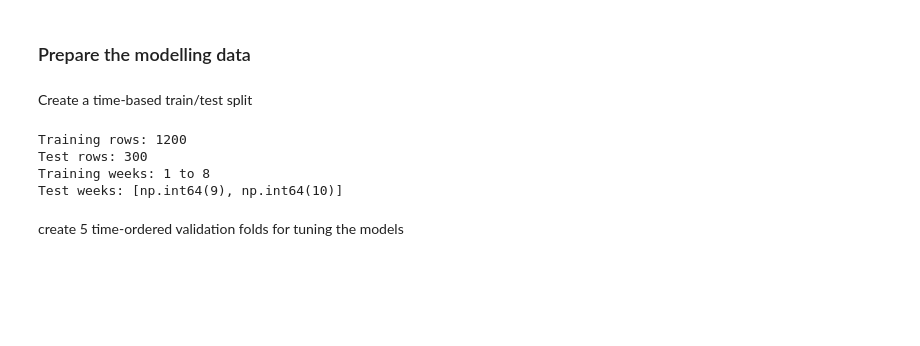
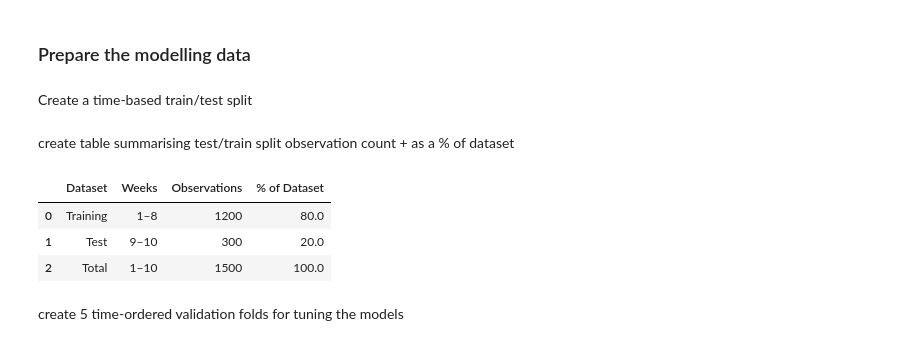
Before and after one commit to emreavley/DSB102_A1, a Jupyter notebook: DSB102_A2.ipynb, the cells around one changed output. Saved outputs shown, nothing was run; the diff lists cells and outputs as text; code cells hidden in the pictures; blank space fills up the shorter version.

```diff
--- a/DSB102_A2.ipynb
+++ b/DSB102_A2.ipynb
@@ -381,16 +381,36 @@ X_train = train[features]
 y_train = train[target]
 X_test = test[features]
 y_test = test[target]
-
-print("Training rows:", len(train))
-print("Test rows:", len(test))
-print("Training weeks:", train["Week"].min(), "to", train["Week"].max())
-print("Test weeks:", sorted(test["Week"].unique()))
-# %% [output]
-Training rows: 1200
-Test rows: 300
-Training weeks: 1 to 8
-Test weeks: [np.int64(9), np.int64(10)]
+# %% [markdown]
+create table summarising test/train split observation count + as a % of dataset
+# %%
+split_summary = pd.DataFrame([
+    {
+        "Dataset": "Training",
+        "Weeks": f'{train["Week"].min()}–{train["Week"].max()}',
+        "Observations": len(train),
+        "% of Dataset": round(len(train) / (len(train) + len(test)) * 100, 1)
+    },
+    {
+        "Dataset": "Test",
+        "Weeks": f'{test["Week"].min()}–{test["Week"].max()}',
+        "Observations": len(test),
+        "% of Dataset": round(len(test) / (len(train) + len(test)) * 100, 1)
+    },
+    {
+        "Dataset": "Total",
+        "Weeks": f'{min(train["Week"].min(), test["Week"].min())}–{max(train["Week"].max(), test["Week"].max())}',
+        "Observations": len(train) + len(test),
+        "% of Dataset": 100.0
+    }
+])
+
+split_summary
+# %% [output]
+|  | Dataset | Weeks | Observations | % of Dataset |
+| 0 | Training | 1–8 | 1200 | 80.0 |
+| 1 | Test | 9–10 | 300 | 20.0 |
+| 2 | Total | 1–10 | 1500 | 100.0 |
 # %% [markdown]
 create 5 time-ordered validation folds for tuning the models
 # %%
```
Also changed, not shown: parts of 10 cells of this notebook.
